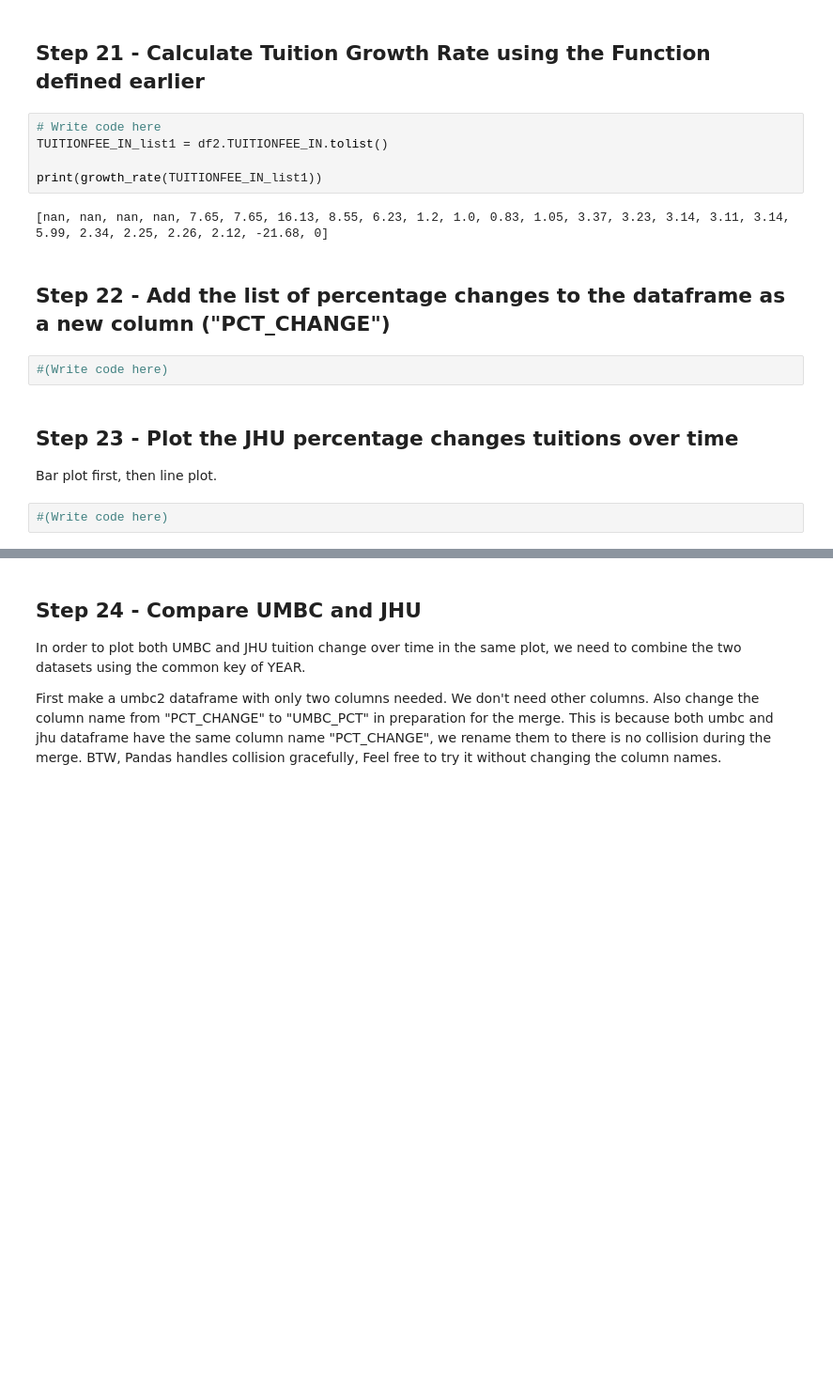
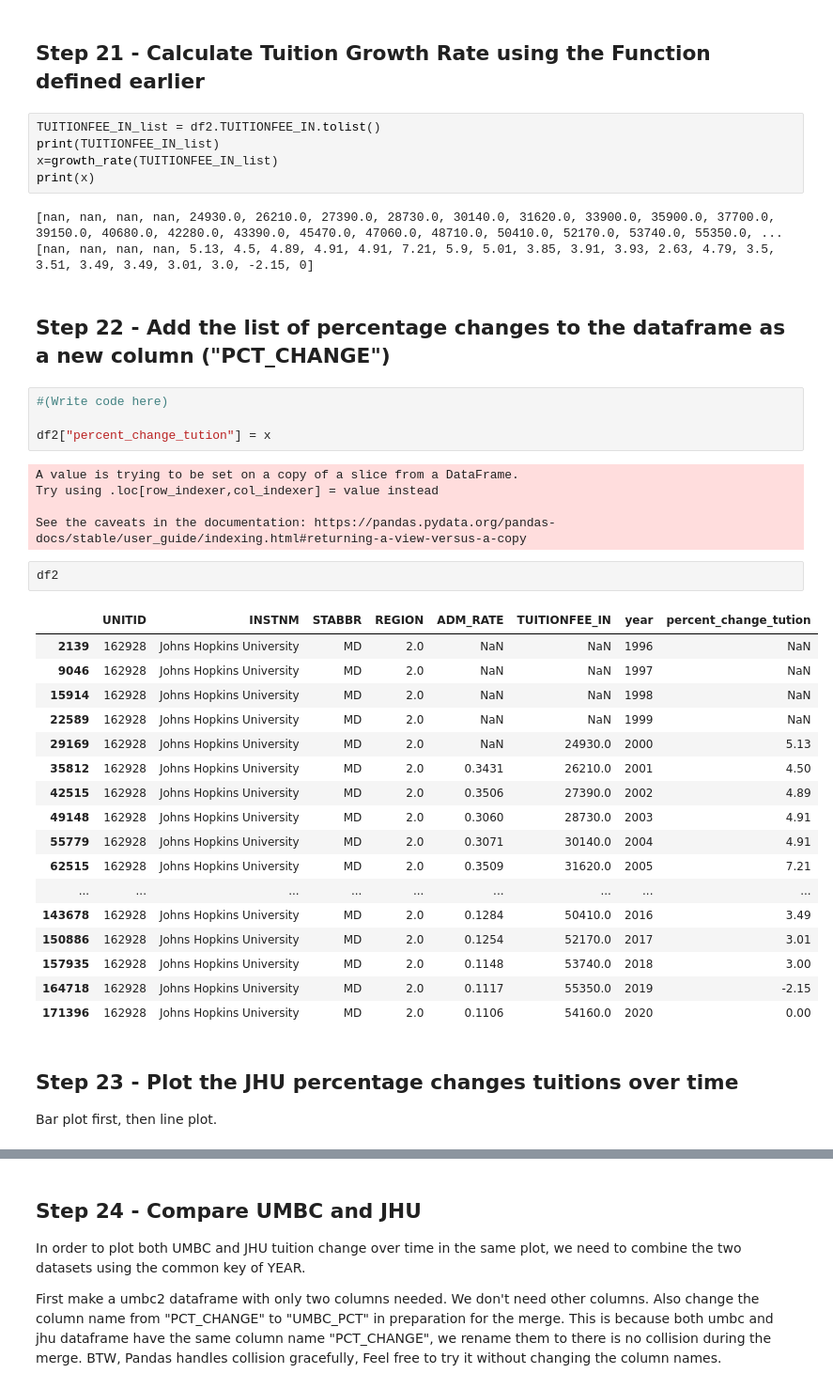
Before and after one commit to vunnampragathi/690-stats-and-visu, a Jupyter notebook: assignments_06/assignment_06.ipynb, the cells around one changed output, grey strips where cells are left out. Shown: that part at 94% size. Cells and saved outputs as stored; diff of their text form; blank space fills up the shorter version.

```diff
--- a/assignments_06/assignment_06.ipynb
+++ b/assignments_06/assignment_06.ipynb
@@ -600,19 +590,45 @@ fig.show()
 # %% [markdown]
 ## Step 21 - Calculate Tuition Growth Rate using the Function defined earlier
 # %%
-# Write code here
-TUITIONFEE_IN_list1 = df2.TUITIONFEE_IN.tolist()
-
-print(growth_rate(TUITIONFEE_IN_list1))
+TUITIONFEE_IN_list = df2.TUITIONFEE_IN.tolist()
+print(TUITIONFEE_IN_list)
+x=growth_rate(TUITIONFEE_IN_list)
+print(x)
 # %% [output]
-[nan, nan, nan, nan, 7.65, 7.65, 16.13, 8.55, 6.23, 1.2, 1.0, 0.83, 1.05, 3.37, 3.23, 3.14, 3.11, 3.14, 5.99, 2.34, 2.25, 2.26, 2.12, -21.68, 0]
+[nan, nan, nan, nan, 24930.0, 26210.0, 27390.0, 28730.0, 30140.0, 31620.0, 33900.0, 35900.0, 37700.0, 39150.0, 40680.0, 42280.0, 43390.0, 45470.0, 47060.0, 48710.0, 50410.0, 52170.0, 53740.0, 55350.0, ...
+[nan, nan, nan, nan, 5.13, 4.5, 4.89, 4.91, 4.91, 7.21, 5.9, 5.01, 3.85, 3.91, 3.93, 2.63, 4.79, 3.5, 3.51, 3.49, 3.49, 3.01, 3.0, -2.15, 0]
 # %% [markdown]
 ## Step 22 - Add the list of percentage changes to the dataframe as a new column ("PCT_CHANGE")
 # %%
 #(Write code here)
+
+df2["percent_change_tution"] = x
+# %% [output]
+A value is trying to be set on a copy of a slice from a DataFrame.
+Try using .loc[row_indexer,col_indexer] = value instead
+
+See the caveats in the documentation: https://pandas.pydata.org/pandas-docs/stable/user_guide/indexing.html#returning-a-view-versus-a-copy
+# %%
+df2
+# %% [output]
+|  | UNITID | INSTNM | STABBR | REGION | ADM_RATE | TUITIONFEE_IN | year | percent_change_tution |
+| 2139 | 162928 | Johns Hopkins University | MD | 2.0 | NaN | NaN | 1996 | NaN |
+| 9046 | 162928 | Johns Hopkins University | MD | 2.0 | NaN | NaN | 1997 | NaN |
+| 15914 | 162928 | Johns Hopkins University | MD | 2.0 | NaN | NaN | 1998 | NaN |
+| 22589 | 162928 | Johns Hopkins University | MD | 2.0 | NaN | NaN | 1999 | NaN |
+| 29169 | 162928 | Johns Hopkins University | MD | 2.0 | NaN | 24930.0 | 2000 | 5.13 |
+| 35812 | 162928 | Johns Hopkins University | MD | 2.0 | 0.3431 | 26210.0 | 2001 | 4.50 |
+| 42515 | 162928 | Johns Hopkins University | MD | 2.0 | 0.3506 | 27390.0 | 2002 | 4.89 |
+| 49148 | 162928 | Johns Hopkins University | MD | 2.0 | 0.3060 | 28730.0 | 2003 | 4.91 |
+| 55779 | 162928 | Johns Hopkins University | MD | 2.0 | 0.3071 | 30140.0 | 2004 | 4.91 |
+| 62515 | 162928 | Johns Hopkins University | MD | 2.0 | 0.3509 | 31620.0 | 2005 | 7.21 |
+| ... | ... | ... | ... | ... | ... | ... | ... | ... |
+| 143678 | 162928 | Johns Hopkins University | MD | 2.0 | 0.1284 | 50410.0 | 2016 | 3.49 |
+| 150886 | 162928 | Johns Hopkins University | MD | 2.0 | 0.1254 | 52170.0 | 2017 | 3.01 |
+| 157935 | 162928 | Johns Hopkins University | MD | 2.0 | 0.1148 | 53740.0 | 2018 | 3.00 |
+| 164718 | 162928 | Johns Hopkins University | MD | 2.0 | 0.1117 | 55350.0 | 2019 | -2.15 |
+| 171396 | 162928 | Johns Hopkins University | MD | 2.0 | 0.1106 | 54160.0 | 2020 | 0.00 |
 # %% [markdown]
 ## Step 23 - Plot the JHU percentage changes tuitions over time
 
 Bar plot first, then line plot.
-# %%
-#(Write code here)
```
Also changed, not shown: parts of 20 cells of this notebook.
